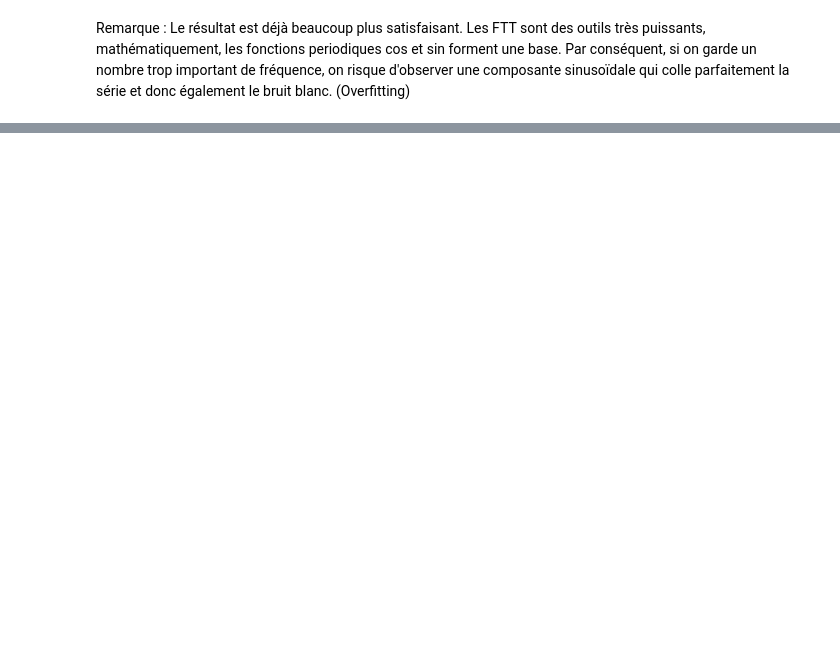
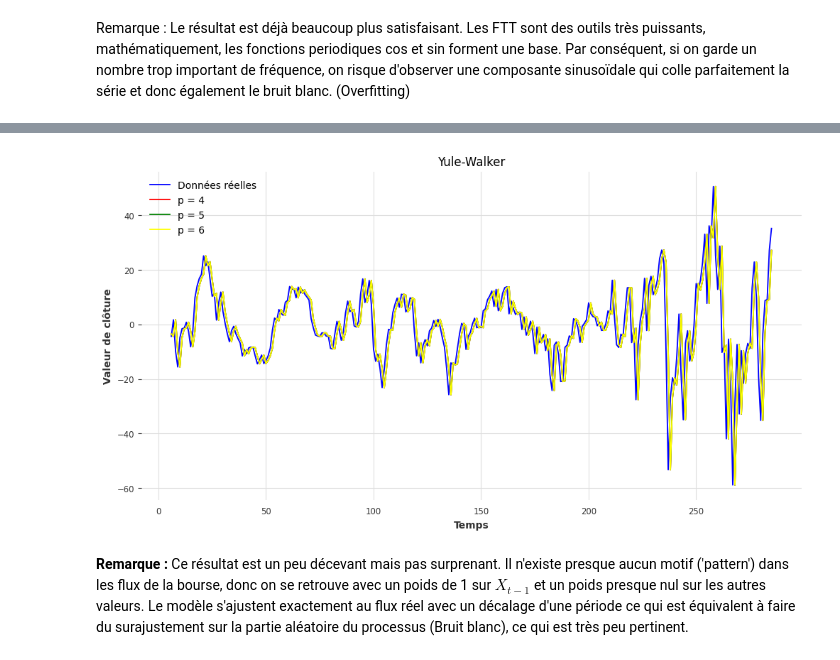
Before and after one commit to qu-sns/temporal_series, a Jupyter notebook: series_temporelles.ipynb, the cells around one changed output, grey strips where cells are left out. Drawn from its saved outputs; the diff is of its cells as text; code cells hidden in the pictures; blank space fills up the shorter version.

```diff
--- a/series_temporelles.ipynb
+++ b/series_temporelles.ipynb
@@ -497,0 +677,44 @@ Remarque : Le résultat est déjà beaucoup plus satisfaisant. Les FTT sont des
+# %%
+# Visualisation graphique
+# p = 4
+serie_p4 = [yule_walker(4)[0] * stationnaire_serie[k - 1] +
+            yule_walker(4)[1] * stationnaire_serie[k - 2] +
+            yule_walker(4)[2] * stationnaire_serie[k - 3] +
+            yule_walker(4)[3] * stationnaire_serie[k - 4]
+            for k in range(6, len(stationnaire_serie))]
+
+# p = 5
+serie_p5 = [yule_walker(5)[0] * stationnaire_serie[k - 1] +
+            yule_walker(5)[1] * stationnaire_serie[k - 2] +
+            yule_walker(5)[2] * stationnaire_serie[k - 3] +
+            yule_walker(5)[3] * stationnaire_serie[k - 4] +
+            yule_walker(5)[4] * stationnaire_serie[k - 5]
+            for k in range(6, len(stationnaire_serie))]
+
+# p = 6
+serie_p6 = [yule_walker(6)[0] * stationnaire_serie[k - 1] +
+            yule_walker(6)[1] * stationnaire_serie[k - 2] +
+            yule_walker(6)[2] * stationnaire_serie[k - 3] +
+            yule_walker(6)[3] * stationnaire_serie[k - 4] +
+            yule_walker(6)[4] * stationnaire_serie[k - 5] +
+            yule_walker(6)[5] * stationnaire_serie[k - 6]
+            for k in range(6, len(stationnaire_serie))]
+
+abscisse = [i for i in range(6, len(stationnaire_serie))]
+serie_originale = [stationnaire_serie[k] for k in range(6, len(stationnaire_serie))]
+
+# Data visualization
+plt.figure(figsize=(12, 6))
+plt.plot(abscisse, serie_originale, label='Données réelles', color='blue')
+plt.plot(abscisse, serie_p4, label='p = 4', color='red')
+plt.plot(abscisse, serie_p5, label='p = 5', color='green')
+plt.plot(abscisse, serie_p6, label='p = 6', color='yellow')
+plt.xlabel('Temps')
+plt.ylabel('Valeur de clôture')
+plt.title('Yule-Walker')
+plt.legend()
+plt.show()
+# %% [output]
+[figure, added]
+# %% [markdown]
+**Remarque :** Ce résultat est un peu décevant mais pas surprenant. Il n'existe presque aucun motif ('pattern') dans les flux de la bourse, donc on se retrouve avec un poids de 1 sur $X_{t-1}$ et un poids presque nul sur les autres valeurs. Le modèle s'ajustent exactement au flux réel avec un décalage d'une période ce qui est équivalent à faire du surajustement sur la partie aléatoire du processus (Bruit blanc), ce qui est très peu pertinent.
```
Also changed, not shown: parts of 39 cells of this notebook.
